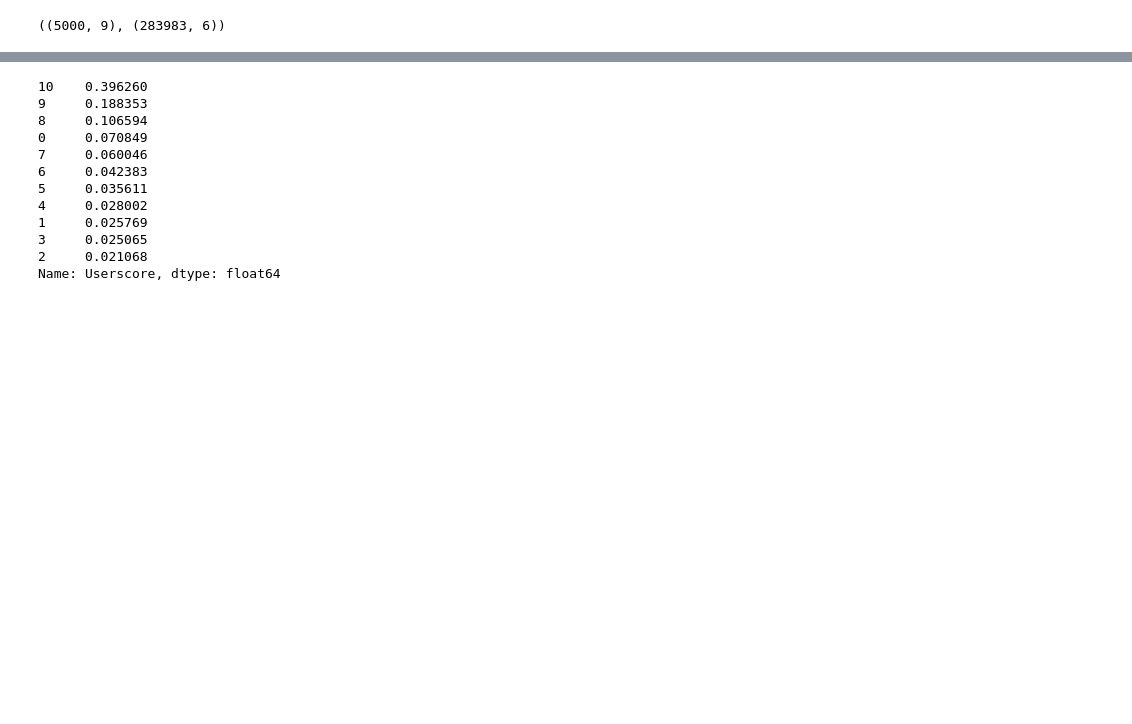
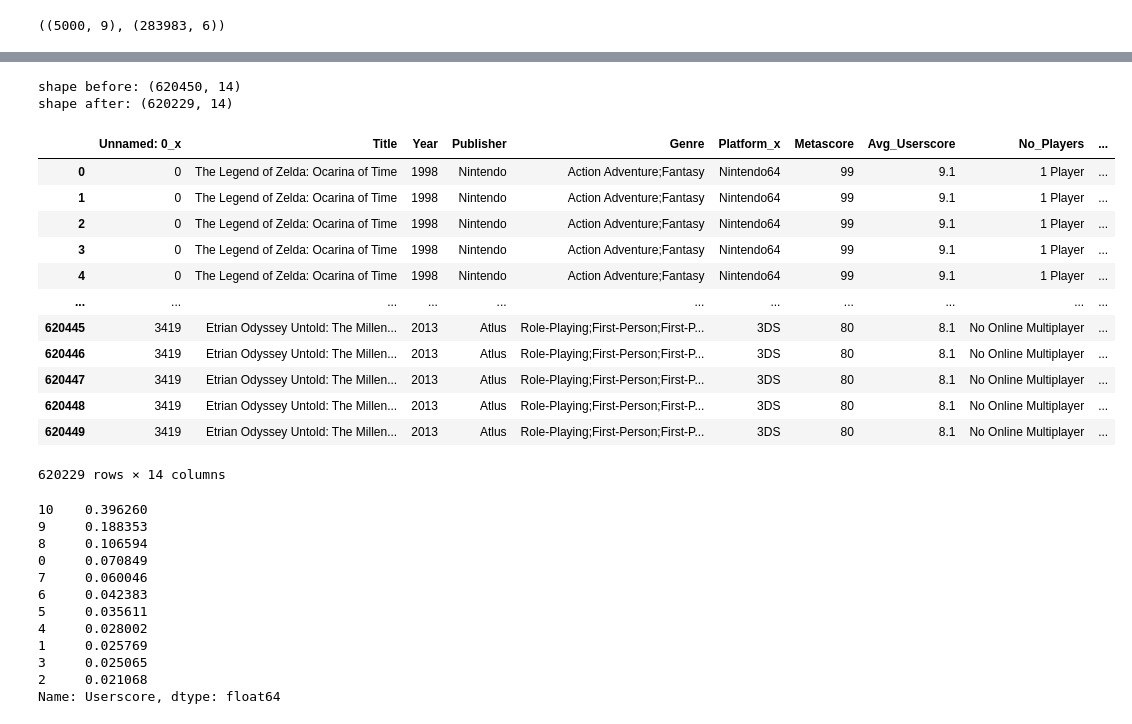
Before and after one commit to vivyhasadream/Game_Recommender_System_W_Sentimental_Analyzer, a Jupyter notebook: 1_DataCleaning_metacritic.ipynb, the cells around one changed output, grey strips where cells are left out. Saved outputs shown, nothing was run; the diff lists cells and outputs as text; code cells hidden in the pictures; blank space fills up the shorter version.

```diff
--- a/1_DataCleaning_metacritic.ipynb
+++ b/1_DataCleaning_metacritic.ipynb
@@ -28,0 +37,2 @@ df_info.shape, df_comments.shape
+# %%
+df_con = pd.merge(df_info, df_comments, on='Title', how='right')
@@ -29,3 +65,27 @@ df_info.shape, df_comments.shape
+# %%
+print(f'shape before: {df_con.shape}')
+df_con.dropna(inplace=True)
+df_con.drop_duplicates(inplace=True)
+print(f'shape after: {df_con.shape}')
+# %% [output]
+shape before: (620450, 14)
+shape after: (620229, 14)
+# %%
+df_con
+# %% [output]
+|  | Unnamed: 0_x | Title | Year | Publisher | Genre | Platform_x | Metascore | Avg_Userscore | No_Players | ... |
+| 0 | 0 | The Legend of Zelda: Ocarina of Time | 1998 | Nintendo | Action Adventure;Fantasy | Nintendo64 | 99 | 9.1 | 1 Player | ... |
+| 1 | 0 | The Legend of Zelda: Ocarina of Time | 1998 | Nintendo | Action Adventure;Fantasy | Nintendo64 | 99 | 9.1 | 1 Player | ... |
+| 2 | 0 | The Legend of Zelda: Ocarina of Time | 1998 | Nintendo | Action Adventure;Fantasy | Nintendo64 | 99 | 9.1 | 1 Player | ... |
+| 3 | 0 | The Legend of Zelda: Ocarina of Time | 1998 | Nintendo | Action Adventure;Fantasy | Nintendo64 | 99 | 9.1 | 1 Player | ... |
+| 4 | 0 | The Legend of Zelda: Ocarina of Time | 1998 | Nintendo | Action Adventure;Fantasy | Nintendo64 | 99 | 9.1 | 1 Player | ... |
+| ... | ... | ... | ... | ... | ... | ... | ... | ... | ... | ... |
+| 620445 | 3419 | Etrian Odyssey Untold: The Millen... | 2013 | Atlus | Role-Playing;First-Person;First-P... | 3DS | 80 | 8.1 | No Online Multiplayer | ... |
+| 620446 | 3419 | Etrian Odyssey Untold: The Millen... | 2013 | Atlus | Role-Playing;First-Person;First-P... | 3DS | 80 | 8.1 | No Online Multiplayer | ... |
+| 620447 | 3419 | Etrian Odyssey Untold: The Millen... | 2013 | Atlus | Role-Playing;First-Person;First-P... | 3DS | 80 | 8.1 | No Online Multiplayer | ... |
+| 620448 | 3419 | Etrian Odyssey Untold: The Millen... | 2013 | Atlus | Role-Playing;First-Person;First-P... | 3DS | 80 | 8.1 | No Online Multiplayer | ... |
+| 620449 | 3419 | Etrian Odyssey Untold: The Millen... | 2013 | Atlus | Role-Playing;First-Person;First-P... | 3DS | 80 | 8.1 | No Online Multiplayer | ... |
+620229 rows × 14 columns
 # %%
 df_comments.Userscore.value_counts(normalize=True)
 # %% [output]
```
Also changed, not shown: parts of 24 cells of this notebook, 4 other files.
